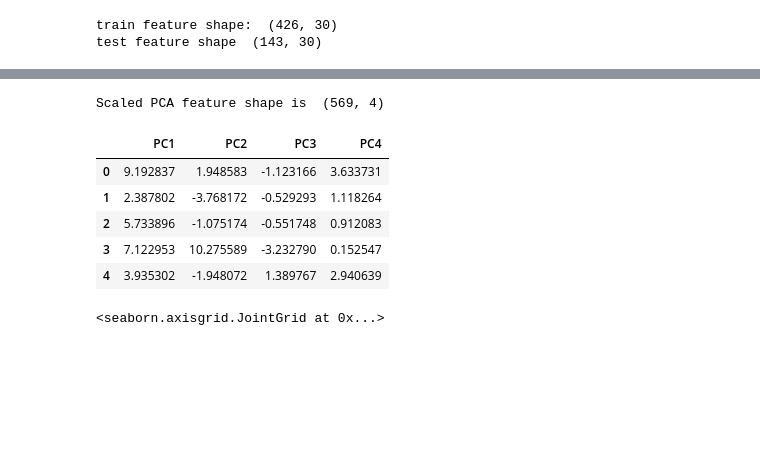
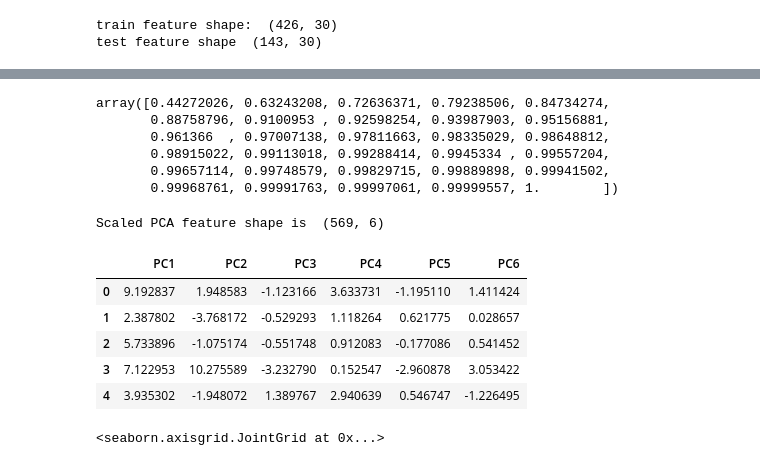
Before and after one commit to gmg20/Assorted, a Jupyter notebook: SVM/PCA_SVM.ipynb, the cells around one changed output, grey strips where cells are left out. Drawn from its saved outputs; the diff is of its cells as text; code cells hidden in the pictures; blank space fills up the shorter version.

```diff
--- a/SVM/PCA_SVM.ipynb
+++ b/SVM/PCA_SVM.ipynb
@@ -157,26 +171,31 @@ fs = scaler1.transform(cancer.data)
+# %%
+# Cumulative Variance Explained Enumerated
+np.cumsum(pca.explained_variance_ratio_)
+# %% [output]
+array([0.44272026, 0.63243208, 0.72636371, 0.79238506, 0.84734274,
+       0.88758796, 0.9100953 , 0.92598254, 0.93987903, 0.95156881,
+       0.961366  , 0.97007138, 0.97811663, 0.98335029, 0.98648812,
+       0.98915022, 0.99113018, 0.99288414, 0.9945334 , 0.99557204,
+       0.99657114, 0.99748579, 0.99829715, 0.99889898, 0.99941502,
+       0.99968761, 0.99991763, 0.99997061, 0.99999557, 1.        ])
 # %%
-# Scale data first
-scaler1 = StandardScaler()
-scaler1.fit(cancer.data)
-fs = scaler1.transform(cancer.data)
-
 #PCA
-pca = PCA(n_components = 4)
+pca = PCA(n_components = 6)
 pca.fit(fs)
 fs_pca = pca.transform(fs)
 print("Scaled PCA feature shape is ", np.shape(fs_pca))
 # %% [output]
-Scaled PCA feature shape is  (569, 4)
+Scaled PCA feature shape is  (569, 6)
 # %%
-dfpca = pd.DataFrame(fs_pca, columns = ['PC1','PC2','PC3','PC4'])
+dfpca = pd.DataFrame(fs_pca, columns = ['PC1','PC2','PC3','PC4', 'PC5', 'PC6'])
 dfpca.head()
 # %% [output]
-|  | PC1 | PC2 | PC3 | PC4 |
-| 0 | 9.192837 | 1.948583 | -1.123166 | 3.633731 |
-| 1 | 2.387802 | -3.768172 | -0.529293 | 1.118264 |
-| 2 | 5.733896 | -1.075174 | -0.551748 | 0.912083 |
-| 3 | 7.122953 | 10.275589 | -3.232790 | 0.152547 |
-| 4 | 3.935302 | -1.948072 | 1.389767 | 2.940639 |
+|  | PC1 | PC2 | PC3 | PC4 | PC5 | PC6 |
+| 0 | 9.192837 | 1.948583 | -1.123166 | 3.633731 | -1.195110 | 1.411424 |
+| 1 | 2.387802 | -3.768172 | -0.529293 | 1.118264 | 0.621775 | 0.028657 |
+| 2 | 5.733896 | -1.075174 | -0.551748 | 0.912083 | -0.177086 | 0.541452 |
+| 3 | 7.122953 | 10.275589 | -3.232790 | 0.152547 | -2.960878 | 3.053422 |
+| 4 | 3.935302 | -1.948072 | 1.389767 | 2.940639 | 0.546747 | -1.226495 |
 # %%
 # Plot cancer data for 4 PCs
 sns.jointplot(x = dfpca['PC1'], y = dfpca['PC2'], hue = cancer.target)
```
Also changed, not shown: parts of 5 cells of this notebook.
